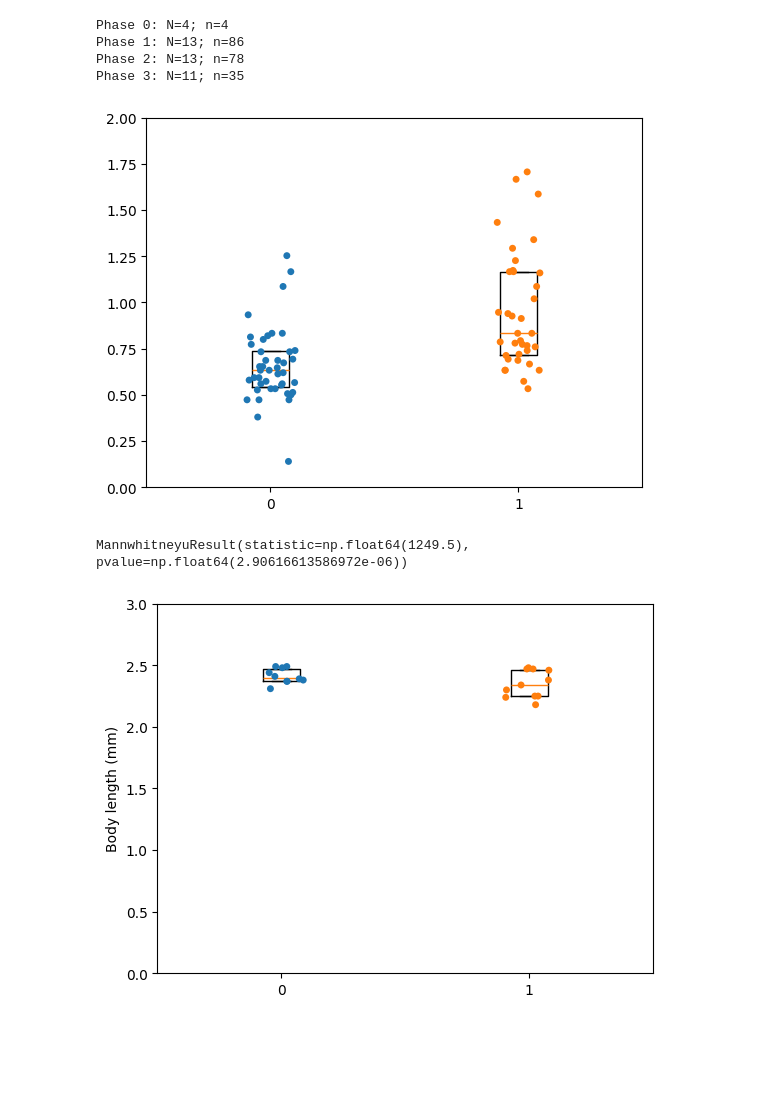
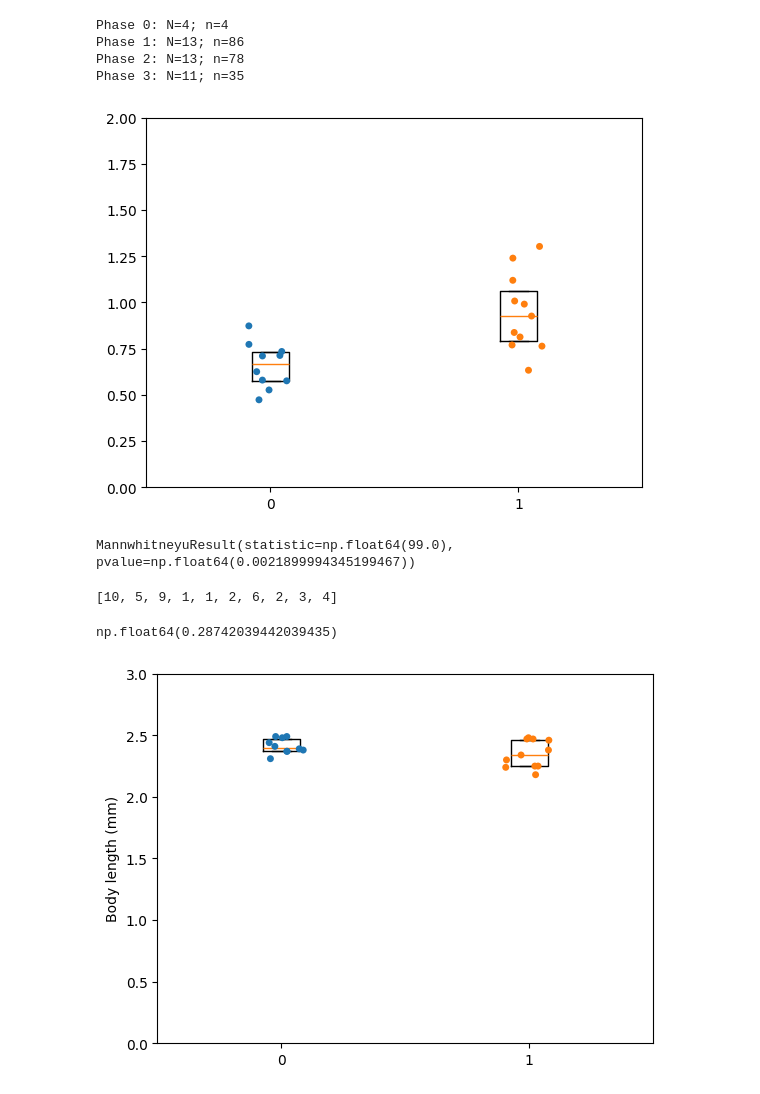
Before and after one commit to chrisjdallmann/roadrunner, a Jupyter notebook: code/gap-crossing_analysis.ipynb, the cells around one changed output. Saved outputs shown, nothing was run; the diff lists cells and outputs as text; code cells hidden in the pictures; blank space fills up the shorter version.

Commit message:
Add analysis of animal means

```diff
--- a/code/gap-crossing_analysis.ipynb
+++ b/code/gap-crossing_analysis.ipynb
@@ -68,35 +68,70 @@ Phase 2: N=13; n=78
 Phase 3: N=11; n=35
 # %%
 # Plot cross duration
+per_trial = False
 
-# Load data and calculate duration
+# Load data
 dataset = 'gap_empty_cschrimson.csv'
 df_ctrl = pd.read_csv(data_dir+dataset)
 df_ctrl = df_ctrl.dropna(subset=["cross_start"])
-cross_duration_ctrl = (df_ctrl["cross_end"] - df_ctrl["cross_start"]) / sampling_rate
-cross_duration_ctrl = cross_duration_ctrl.tolist()
 
 dataset = 'gap_rr_cschrimson.csv'
 df_rr = pd.read_csv(data_dir+dataset)
 df_rr = df_rr.dropna(subset=["cross_start"])
-cross_duration_rr = (df_rr["cross_end"] - df_rr["cross_start"]) / sampling_rate
-cross_duration_rr = cross_duration_rr.tolist()
 
-# Plot duration
+cross_duration_ctrl = []
+cross_duration_rr = []
+
+n_events_ctrl = []
+n_events_rr = []
+
+if per_trial:
+    # Compute cross duration per trial
+    cross_duration_ctrl = (df_ctrl["cross_end"] - df_ctrl["cross_start"]) / sampling_rate
+    cross_duration_ctrl = cross_duration_ctrl.tolist()
+
+    cross_duration_rr = (df_rr["cross_end"] - df_rr["cross_start"]) / sampling_rate
+    cross_duration_rr = cross_duration_rr.tolist()
+
+else:
+    # Compute mean cross duration per animal
+    animal_ids = df_ctrl.animal_id.unique().tolist()
+    for animal_id in animal_ids:
+        df_sub = df_ctrl[df_ctrl.animal_id==animal_id]
+        cross_duration = (df_sub["cross_end"] - df_sub["cross_start"]) / sampling_rate
+        cross_duration_ctrl.append(np.mean(cross_duration))
+        n_events_ctrl.append(len(cross_duration))
+
+    animal_ids = df_rr.animal_id.unique().tolist()
+    for animal_id in animal_ids:
+        df_sub = df_rr[df_rr.animal_id==animal_id]
+        cross_duration = (df_sub["cross_end"] - df_sub["cross_start"]) / sampling_rate
+        cross_duration_rr.append(np.mean(cross_duration))
+        n_events_rr.append(len(cross_duration))
+
+# Plot
 plt.boxplot([cross_duration_rr, cross_duration_ctrl], positions=[0,1], showfliers=False, whis=0)
 sns.stripplot([cross_duration_rr, cross_duration_ctrl])
 plt.ylim([0,2])
-#plt.savefig(r'C:\Users\Chris\Desktop\figure.eps', format='eps', transparent=True)
+plt.savefig(r'C:\Users\Chris\Desktop\figure.eps', format='eps', transparent=True)
 plt.show()
 
 # Test for normality
 #scipy.stats.normaltest(cross_duration_RR)
 
 # Mann-Whitney U test for non-normally distributed (nonparametric) data
 scipy.stats.mannwhitneyu(cross_duration_ctrl,cross_duration_rr)
 # %% [output]
-[figure, old version]
+[figure, new version]
-MannwhitneyuResult(statistic=np.float64(1249.5), pvalue=np.float64(2.90616613586972e-06))
+MannwhitneyuResult(statistic=np.float64(99.0), pvalue=np.float64(0.0021899994345199467))
+# %%
+n_events_rr
+# %% [output]
+[10, 5, 9, 1, 1, 2, 6, 2, 3, 4]
+# %%
+np.mean(cross_duration_ctrl) - np.mean(cross_duration_rr)
+# %% [output]
+np.float64(0.28742039442039435)
 # %%
 # Plot body lengths
 
```
Also changed, not shown: parts of 2 cells of this notebook.
